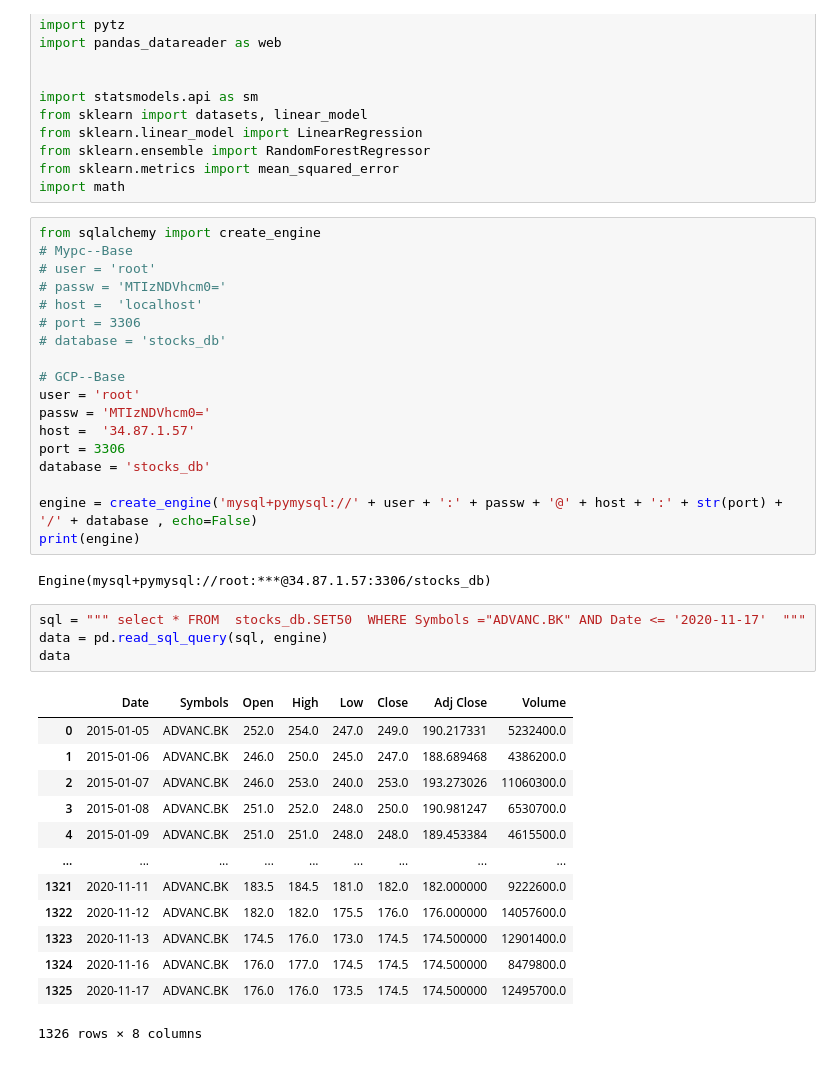
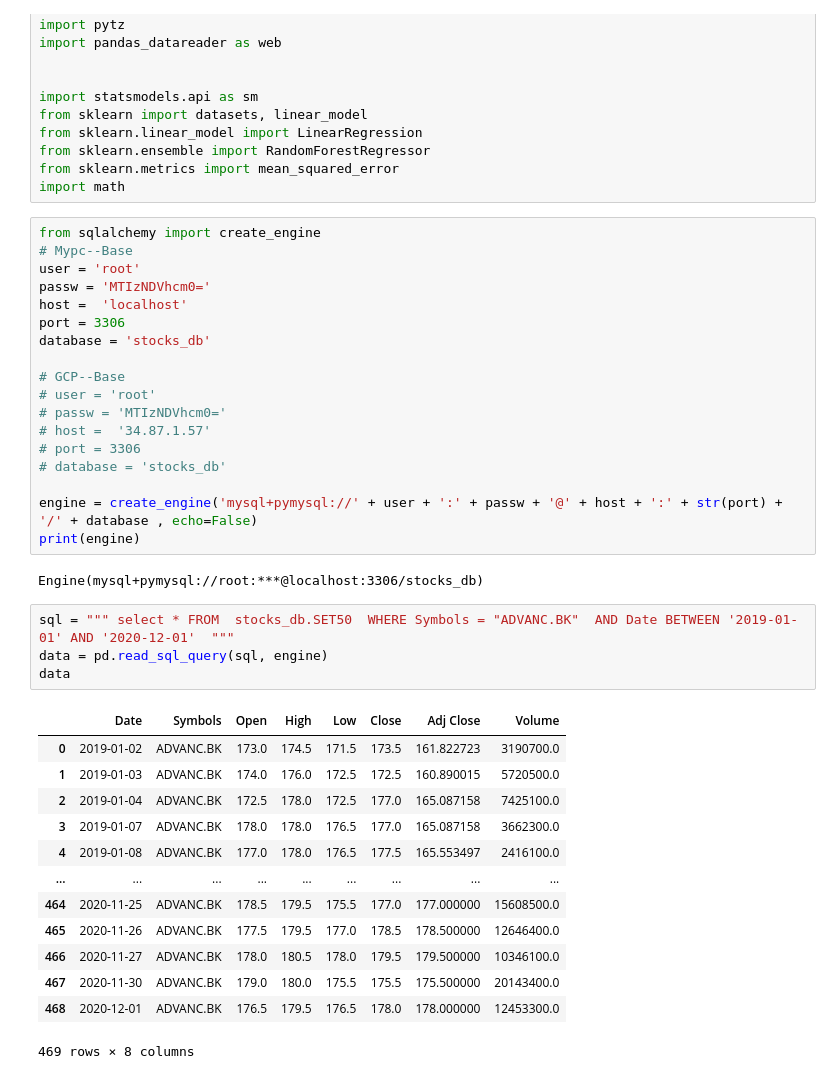
Before and after one commit to jirayut2942/time-series-forecasting-model, a Jupyter notebook: ARIMA.ipynb, the cells around one changed output. Saved outputs shown, nothing was run; the diff lists cells and outputs as text.

```diff
--- a/ARIMA.ipynb
+++ b/ARIMA.ipynb
@@ -20,41 +20,41 @@ import math
 # %%
 from sqlalchemy import create_engine
 # Mypc--Base
+user = 'root'
+passw = 'MTIzNDVhcm0='
+host =  'localhost'
+port = 3306
+database = 'stocks_db'
+
+# GCP--Base
 # user = 'root'
 # passw = 'MTIzNDVhcm0='
-# host =  'localhost'
+# host =  '34.87.1.57'
 # port = 3306
 # database = 'stocks_db'
 
-# GCP--Base
-user = 'root'
-passw = 'MTIzNDVhcm0='
-host =  '34.87.1.57'
-port = 3306
-database = 'stocks_db'
-
 engine = create_engine('mysql+pymysql://' + user + ':' + passw + '@' + host + ':' + str(port) + '/' + database , echo=False)
 print(engine)
 # %% [output]
-Engine(mysql+pymysql://root:***@34.87.1.57:3306/stocks_db)
+Engine(mysql+pymysql://root:***@localhost:3306/stocks_db)
 # %%
-sql = """ select * FROM  stocks_db.SET50  WHERE Symbols ="ADVANC.BK" AND Date <= '2020-11-17'  """
+sql = """ select * FROM  stocks_db.SET50  WHERE Symbols = "ADVANC.BK"  AND Date BETWEEN '2019-01-01' AND '2020-12-01'  """
 data = pd.read_sql_query(sql, engine)
 data
 # %% [output]
 |  | Date | Symbols | Open | High | Low | Close | Adj Close | Volume |
-| 0 | 2015-01-05 | ADVANC.BK | 252.0 | 254.0 | 247.0 | 249.0 | 190.217331 | 5232400.0 |
-| 1 | 2015-01-06 | ADVANC.BK | 246.0 | 250.0 | 245.0 | 247.0 | 188.689468 | 4386200.0 |
-| 2 | 2015-01-07 | ADVANC.BK | 246.0 | 253.0 | 240.0 | 253.0 | 193.273026 | 11060300.0 |
-| 3 | 2015-01-08 | ADVANC.BK | 251.0 | 252.0 | 248.0 | 250.0 | 190.981247 | 6530700.0 |
-| 4 | 2015-01-09 | ADVANC.BK | 251.0 | 251.0 | 248.0 | 248.0 | 189.453384 | 4615500.0 |
+| 0 | 2019-01-02 | ADVANC.BK | 173.0 | 174.5 | 171.5 | 173.5 | 161.822723 | 3190700.0 |
+| 1 | 2019-01-03 | ADVANC.BK | 174.0 | 176.0 | 172.5 | 172.5 | 160.890015 | 5720500.0 |
+| 2 | 2019-01-04 | ADVANC.BK | 172.5 | 178.0 | 172.5 | 177.0 | 165.087158 | 7425100.0 |
+| 3 | 2019-01-07 | ADVANC.BK | 178.0 | 178.0 | 176.5 | 177.0 | 165.087158 | 3662300.0 |
+| 4 | 2019-01-08 | ADVANC.BK | 177.0 | 178.0 | 176.5 | 177.5 | 165.553497 | 2416100.0 |
 | ... | ... | ... | ... | ... | ... | ... | ... | ... |
-| 1321 | 2020-11-11 | ADVANC.BK | 183.5 | 184.5 | 181.0 | 182.0 | 182.000000 | 9222600.0 |
-| 1322 | 2020-11-12 | ADVANC.BK | 182.0 | 182.0 | 175.5 | 176.0 | 176.000000 | 14057600.0 |
-| 1323 | 2020-11-13 | ADVANC.BK | 174.5 | 176.0 | 173.0 | 174.5 | 174.500000 | 12901400.0 |
-| 1324 | 2020-11-16 | ADVANC.BK | 176.0 | 177.0 | 174.5 | 174.5 | 174.500000 | 8479800.0 |
-| 1325 | 2020-11-17 | ADVANC.BK | 176.0 | 176.0 | 173.5 | 174.5 | 174.500000 | 12495700.0 |
+| 464 | 2020-11-25 | ADVANC.BK | 178.5 | 179.5 | 175.5 | 177.0 | 177.000000 | 15608500.0 |
+| 465 | 2020-11-26 | ADVANC.BK | 177.5 | 179.5 | 177.0 | 178.5 | 178.500000 | 12646400.0 |
+| 466 | 2020-11-27 | ADVANC.BK | 178.0 | 180.5 | 178.0 | 179.5 | 179.500000 | 10346100.0 |
+| 467 | 2020-11-30 | ADVANC.BK | 179.0 | 180.0 | 175.5 | 175.5 | 175.500000 | 20143400.0 |
+| 468 | 2020-12-01 | ADVANC.BK | 176.5 | 179.5 | 176.5 | 178.0 | 178.000000 | 12453300.0 |
-1326 rows × 8 columns
+469 rows × 8 columns
 # %%
 from statsmodels.tsa.seasonal import seasonal_decompose
 
```
Also changed, not shown: parts of 9 cells of this notebook, 2 other files.
